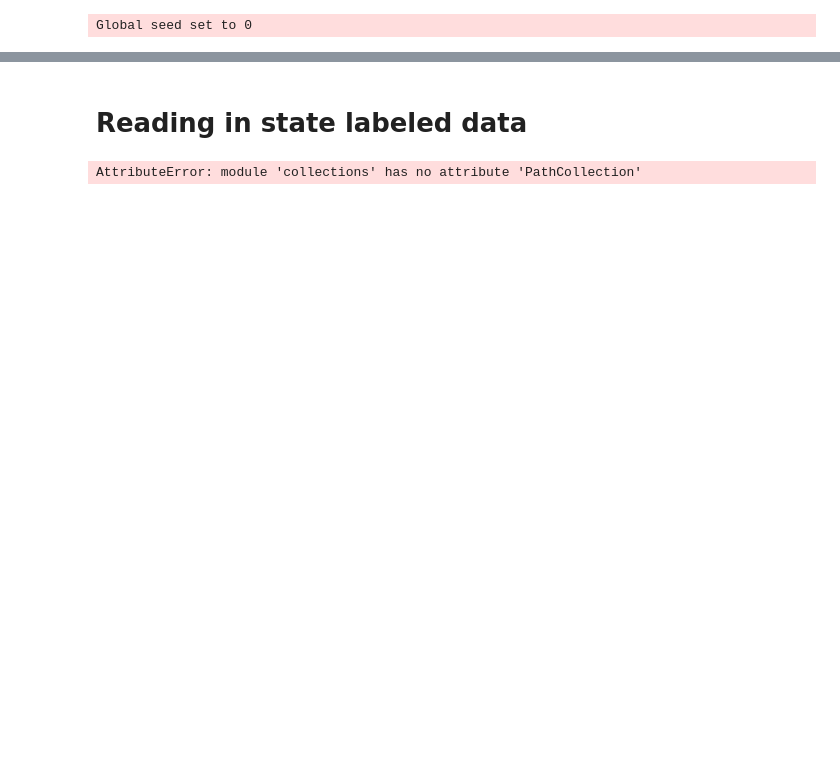
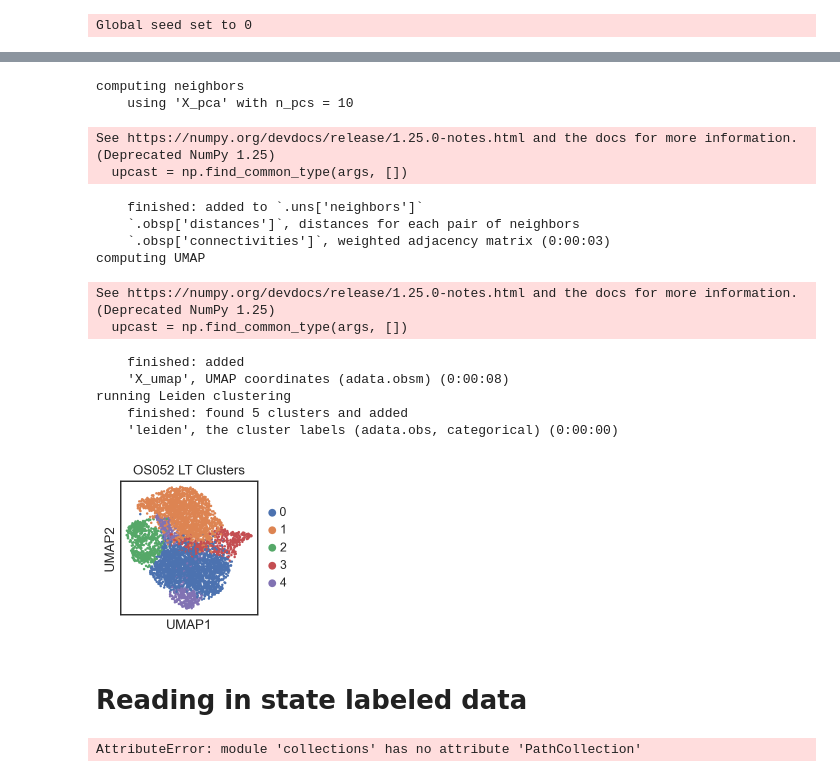
Before and after one commit to brendamelano/Reprogramming_Osteosarcoma, a Jupyter notebook: Lineage_Tracing/scRNAseq_LT_analysis/OS052_Lineage_Tracing.ipynb, the cells around one changed output, grey strips where cells are left out. Cells and saved outputs as stored; diff of their text form; code cells hidden in the pictures; blank space fills up the shorter version.

```diff
--- a/Lineage_Tracing/scRNAseq_LT_analysis/OS052_Lineage_Tracing.ipynb
+++ b/Lineage_Tracing/scRNAseq_LT_analysis/OS052_Lineage_Tracing.ipynb
@@ -257,3 +189,38 @@ See https://numpy.org/devdocs/release/1.25.0-notes.html and the docs for more in
+# %%
+# Computing neighbors
+sc.pp.neighbors(adata, n_neighbors=40, n_pcs=10)
+
+
+#
+sc.tl.umap(adata)
+sc.tl.leiden(adata, resolution = 0.4)
+
+
+sc.pl.umap(
+    adata,
+    color=["leiden"],
+    frameon= True,
+    title = "OS052 LT Clusters",
+    size = 20,
+    #save="OS052_LT_Clusters.svg"
+)
+# %% [output]
+computing neighbors
+    using 'X_pca' with n_pcs = 10
+See https://numpy.org/devdocs/release/1.25.0-notes.html and the docs for more information.  (Deprecated NumPy 1.25)
+  upcast = np.find_common_type(args, [])
+    finished: added to `.uns['neighbors']`
+    `.obsp['distances']`, distances for each pair of neighbors
+    `.obsp['connectivities']`, weighted adjacency matrix (0:00:03)
+computing UMAP
+See https://numpy.org/devdocs/release/1.25.0-notes.html and the docs for more information.  (Deprecated NumPy 1.25)
+  upcast = np.find_common_type(args, [])
+    finished: added
+    'X_umap', UMAP coordinates (adata.obsm) (0:00:08)
+running Leiden clustering
+    finished: found 5 clusters and added
+    'leiden', the cluster labels (adata.obs, categorical) (0:00:00)
+[figure, added]
 # %%
 
 # saving the adata file with the cluster ids
```
Also changed, not shown: parts of 27 cells of this notebook, 6 other files.
